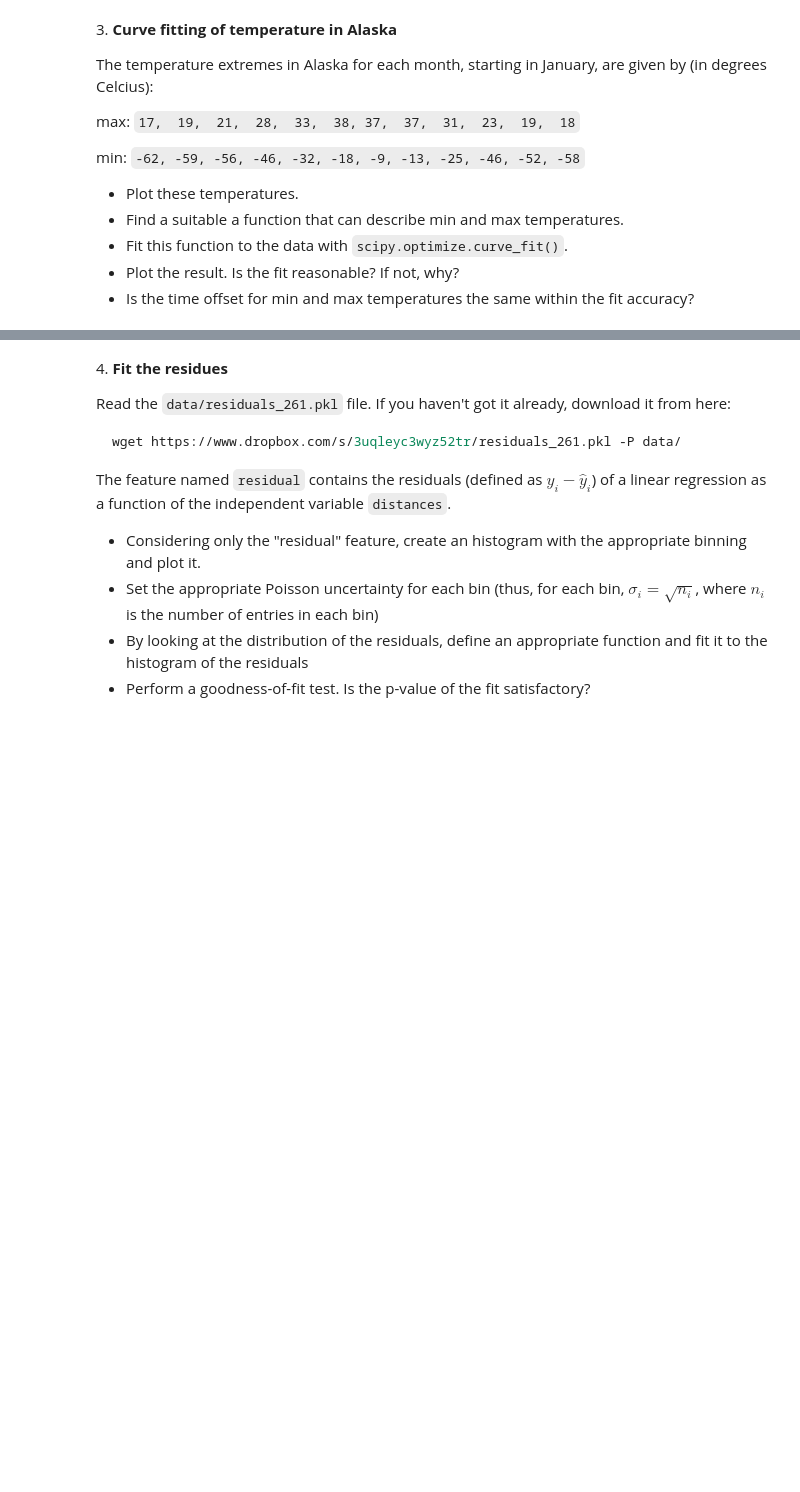
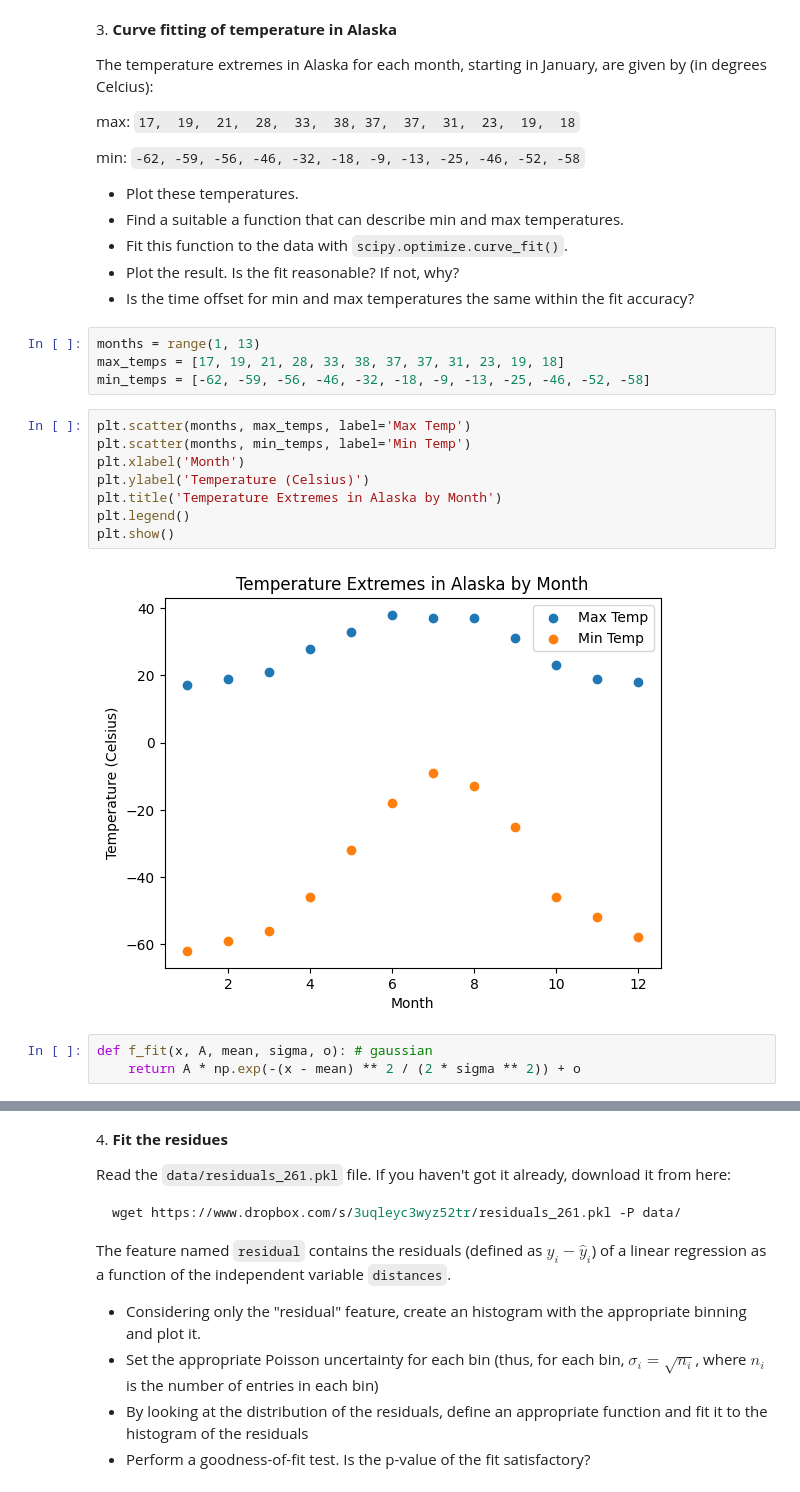
Before and after one commit to cemreaka/ScientificComputingWithPython2022, a Jupyter notebook: 10/10ex_tests.ipynb, the cells around one changed output, grey strips where cells are left out. Saved outputs shown, nothing was run; the diff lists cells and outputs as text; blank space fills up the shorter version.

```diff
--- a/10/10ex_tests.ipynb
+++ b/10/10ex_tests.ipynb
@@ -44,3 +129,20 @@ min: `-62, -59, -56, -46, -32, -18, -9, -13, -25, -46, -52, -58`
 * Fit this function to the data with `scipy.optimize.curve_fit()`.
 * Plot the result. Is the fit reasonable? If not, why?
 * Is the time offset for min and max temperatures the same within the fit accuracy?
+# %%
+months = range(1, 13)
+max_temps = [17, 19, 21, 28, 33, 38, 37, 37, 31, 23, 19, 18]
+min_temps = [-62, -59, -56, -46, -32, -18, -9, -13, -25, -46, -52, -58]
+# %%
+plt.scatter(months, max_temps, label='Max Temp')
+plt.scatter(months, min_temps, label='Min Temp')
+plt.xlabel('Month')
+plt.ylabel('Temperature (Celsius)')
+plt.title('Temperature Extremes in Alaska by Month')
+plt.legend()
+plt.show()
+# %% [output]
+[figure, added]
+# %%
+def f_fit(x, A, mean, sigma, o): # gaussian
+    return A * np.exp(-(x - mean) ** 2 / (2 * sigma ** 2)) + o
```
Also changed, not shown: parts of 26 cells of this notebook.
